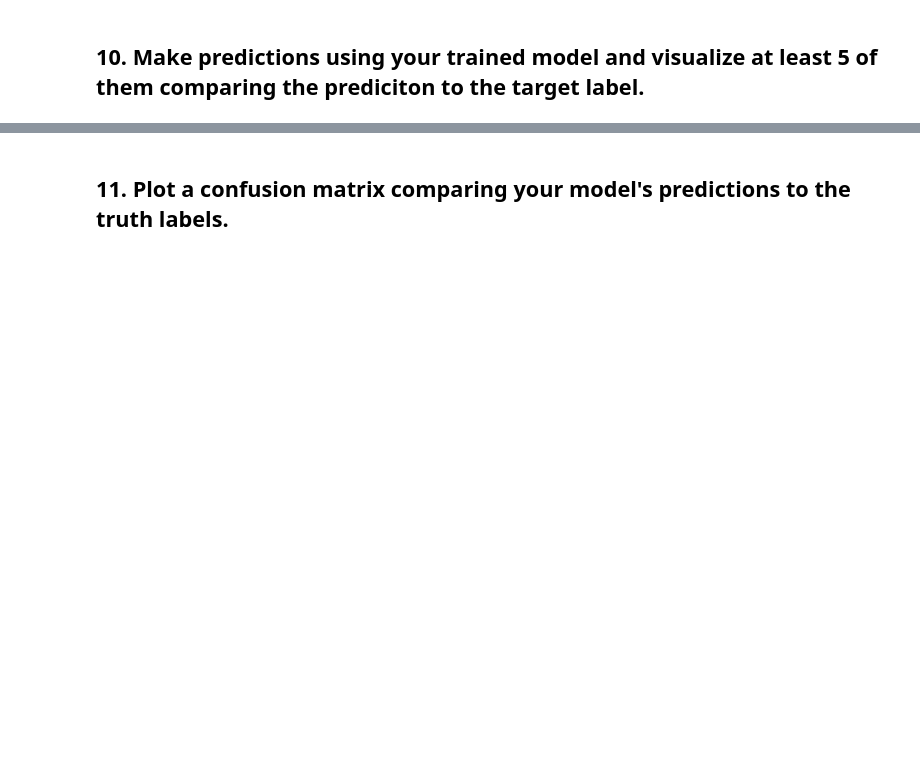
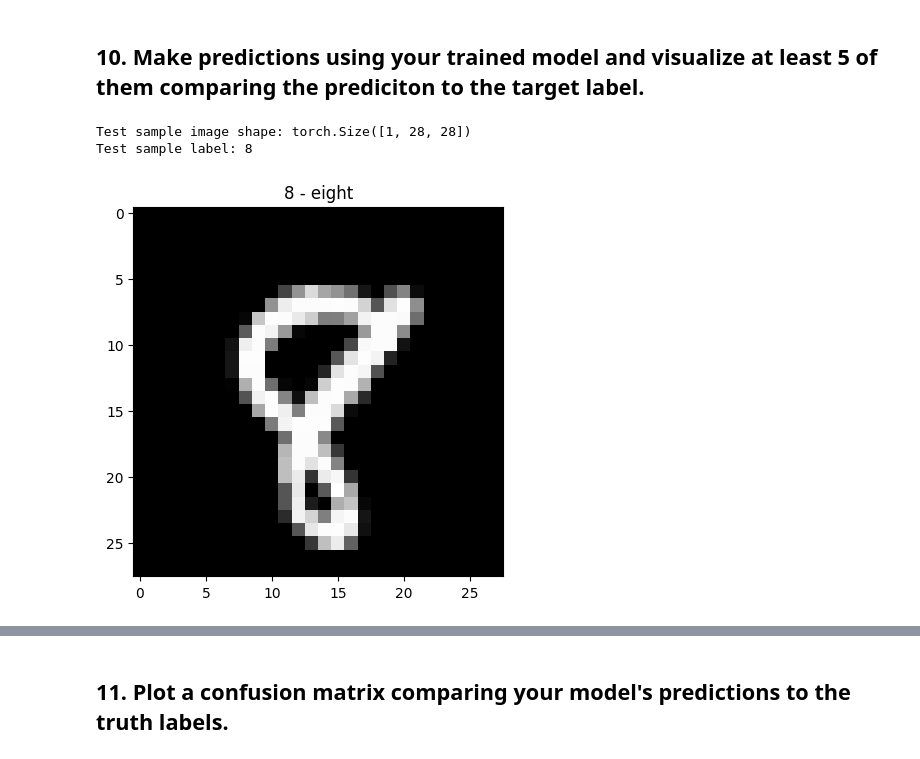
Before and after one commit to pirisc/Background-generator, a Jupyter notebook: extras/exercises/03_pytorch_computer_vision_exercises.ipynb, the cells around one changed output, grey strips where cells are left out. Cells and saved outputs as stored; diff of their text form; code cells hidden in the pictures; blank space fills up the shorter version.

```diff
--- a/extras/exercises/03_pytorch_computer_vision_exercises.ipynb
+++ b/extras/exercises/03_pytorch_computer_vision_exercises.ipynb
@@ -114,3 +131,6 @@ train_dataloader = DataLoader(train_data,
 test_dataloader = DataLoader(test_data,
                              batch_size = BATCH_SIZE,
                              shuffle = False)
+# %%
+for sample in next(iter(train_dataloader)):
+  print(sample.shape)
@@ -328,0 +359,16 @@ print(f"Total train time: {total_train_time:.2f} seconds")
+# %%
+import random
+test_samples = []
+test_labels= []
+for sample, label in random.sample(list(test_data), k=9):
+  test_samples.append(sample)
+  test_labels.append(label)
+print(f"Test sample image shape: {test_samples[0].shape}\nTest sample label: {test_labels[0]}")
+# %% [output]
+Test sample image shape: torch.Size([1, 28, 28])
+Test sample label: 8
+# %%
+plt.imshow(test_samples[0].squeeze(),cmap="gray")
+plt.title(class_names[test_labels[0]]);
+# %% [output]
+[figure, added]
```
Also changed, not shown: parts of 18 cells of this notebook.
